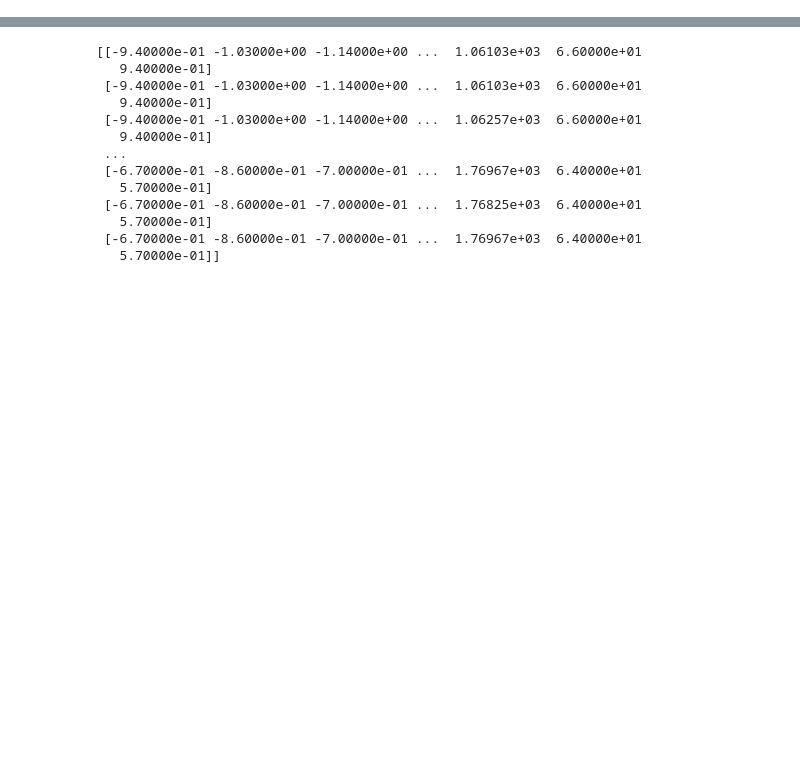
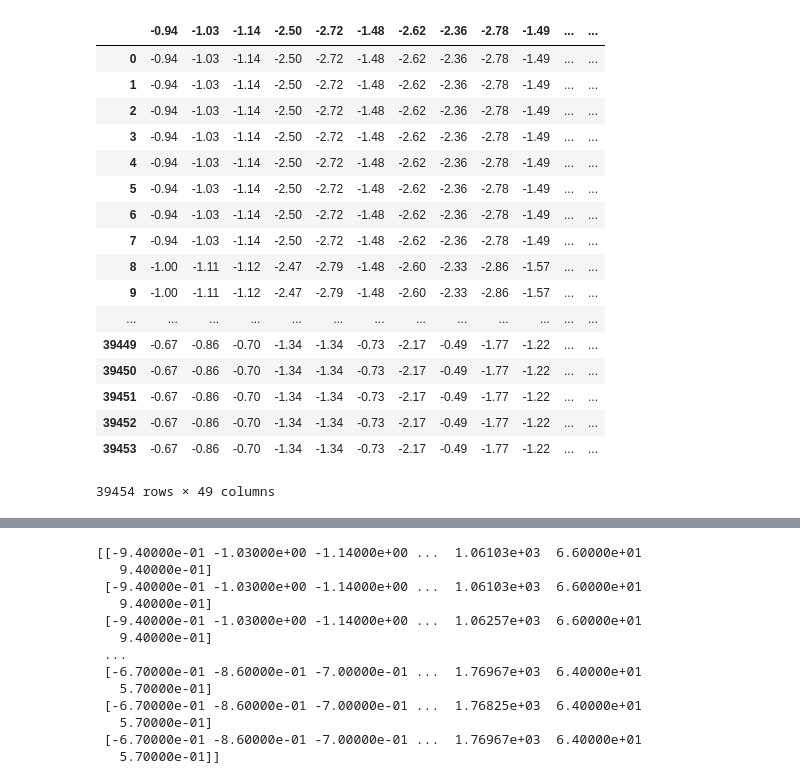
Before and after one commit to eferrer686/Machine-Learning, a Jupyter notebook: Share-Activity/Share Activity - Keras.ipynb, the cells around one changed output, grey strips where cells are left out. Drawn from its saved outputs; the diff is of its cells as text; code cells hidden in the pictures; blank space fills up the shorter version.

```diff
--- a/Share-Activity/Share Activity - Keras.ipynb
+++ b/Share-Activity/Share Activity - Keras.ipynb
@@ -8,0 +10,24 @@ import numpy
+# %%
+facialVectors = pd.read_csv("X.csv")
+indicatorEmotion = pd.read_csv("Y.csv")
+# %%
+facialVectors
+# %% [output]
+|  | -0.94 | -1.03 | -1.14 | -2.50 | -2.72 | -1.48 | -2.62 | -2.36 | -2.78 | -1.49 | ... | ... |
+| 0 | -0.94 | -1.03 | -1.14 | -2.50 | -2.72 | -1.48 | -2.62 | -2.36 | -2.78 | -1.49 | ... | ... |
+| 1 | -0.94 | -1.03 | -1.14 | -2.50 | -2.72 | -1.48 | -2.62 | -2.36 | -2.78 | -1.49 | ... | ... |
+| 2 | -0.94 | -1.03 | -1.14 | -2.50 | -2.72 | -1.48 | -2.62 | -2.36 | -2.78 | -1.49 | ... | ... |
+| 3 | -0.94 | -1.03 | -1.14 | -2.50 | -2.72 | -1.48 | -2.62 | -2.36 | -2.78 | -1.49 | ... | ... |
+| 4 | -0.94 | -1.03 | -1.14 | -2.50 | -2.72 | -1.48 | -2.62 | -2.36 | -2.78 | -1.49 | ... | ... |
+| 5 | -0.94 | -1.03 | -1.14 | -2.50 | -2.72 | -1.48 | -2.62 | -2.36 | -2.78 | -1.49 | ... | ... |
+| 6 | -0.94 | -1.03 | -1.14 | -2.50 | -2.72 | -1.48 | -2.62 | -2.36 | -2.78 | -1.49 | ... | ... |
+| 7 | -0.94 | -1.03 | -1.14 | -2.50 | -2.72 | -1.48 | -2.62 | -2.36 | -2.78 | -1.49 | ... | ... |
+| 8 | -1.00 | -1.11 | -1.12 | -2.47 | -2.79 | -1.48 | -2.60 | -2.33 | -2.86 | -1.57 | ... | ... |
+| 9 | -1.00 | -1.11 | -1.12 | -2.47 | -2.79 | -1.48 | -2.60 | -2.33 | -2.86 | -1.57 | ... | ... |
+| ... | ... | ... | ... | ... | ... | ... | ... | ... | ... | ... | ... | ... |
+| 39449 | -0.67 | -0.86 | -0.70 | -1.34 | -1.34 | -0.73 | -2.17 | -0.49 | -1.77 | -1.22 | ... | ... |
+| 39450 | -0.67 | -0.86 | -0.70 | -1.34 | -1.34 | -0.73 | -2.17 | -0.49 | -1.77 | -1.22 | ... | ... |
+| 39451 | -0.67 | -0.86 | -0.70 | -1.34 | -1.34 | -0.73 | -2.17 | -0.49 | -1.77 | -1.22 | ... | ... |
+| 39452 | -0.67 | -0.86 | -0.70 | -1.34 | -1.34 | -0.73 | -2.17 | -0.49 | -1.77 | -1.22 | ... | ... |
+| 39453 | -0.67 | -0.86 | -0.70 | -1.34 | -1.34 | -0.73 | -2.17 | -0.49 | -1.77 | -1.22 | ... | ... |
+39454 rows × 49 columns
```
Also changed, not shown: parts of 10 cells of this notebook.
